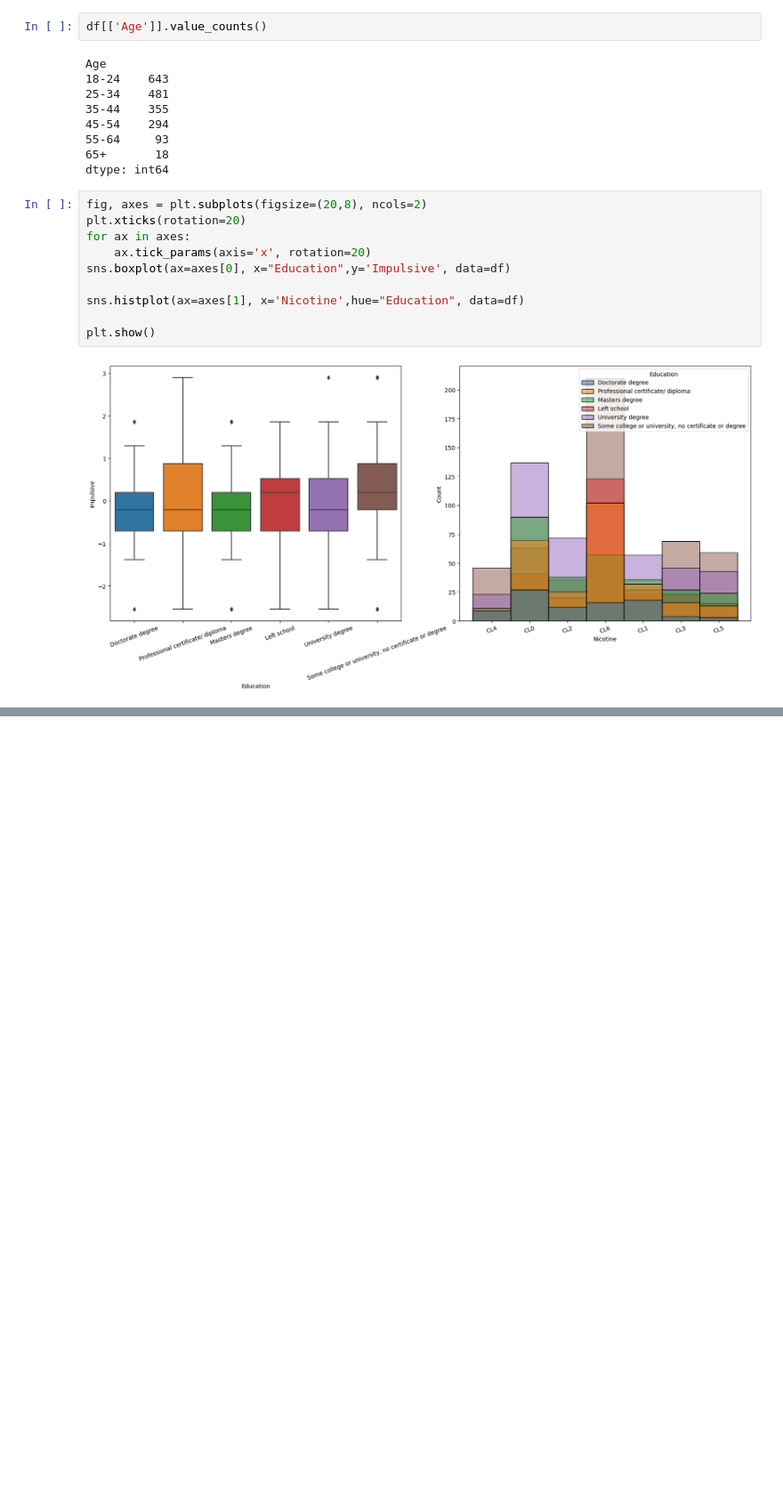
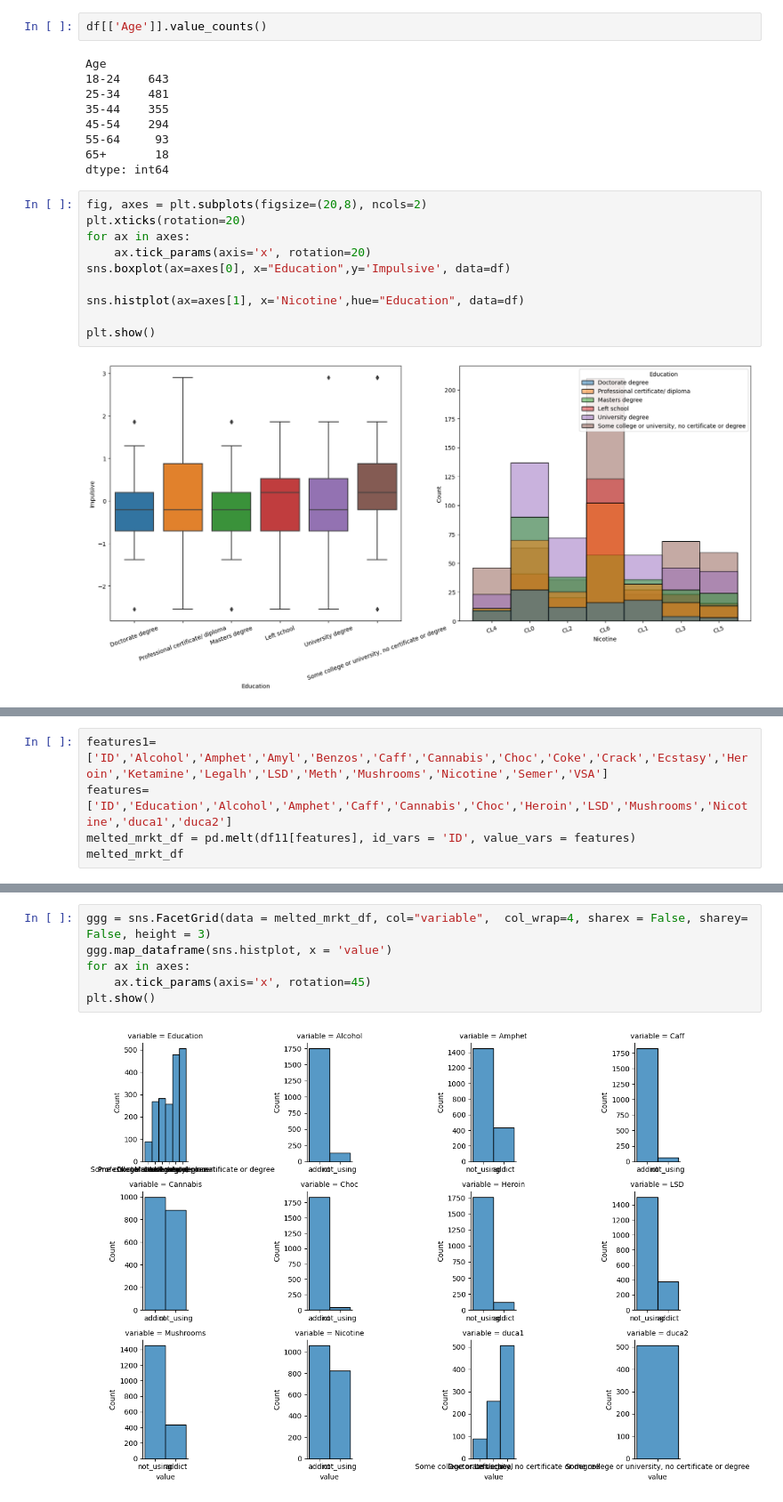
Before and after one commit to neriyabrin/Drug-Analysis-project, a Jupyter notebook: drug11.ipynb, the cells around one changed output, grey strips where cells are left out. Shown: that part at 89% size. Saved outputs shown, nothing was run; the diff lists cells and outputs as text; blank space fills up the shorter version.

```diff
--- a/drug11.ipynb
+++ b/drug11.ipynb
@@ -120,0 +130,5 @@ plt.show()
+# %%
+features1=['ID','Alcohol','Amphet','Amyl','Benzos','Caff','Cannabis','Choc','Coke','Crack','Ecstasy','Heroin','Ketamine','Legalh','LSD','Meth','Mushrooms','Nicotine','Semer','VSA']
+features=['ID','Education','Alcohol','Amphet','Caff','Cannabis','Choc','Heroin','LSD','Mushrooms','Nicotine','duca1','duca2']
+melted_mrkt_df = pd.melt(df11[features], id_vars = 'ID', value_vars = features)
+melted_mrkt_df
@@ -120,0 +149,8 @@ plt.show()
+# %%
+ggg = sns.FacetGrid(data = melted_mrkt_df, col="variable",  col_wrap=4, sharex = False, sharey= False, height = 3)
+ggg.map_dataframe(sns.histplot, x = 'value')
+for ax in axes:
+    ax.tick_params(axis='x', rotation=45)
+plt.show()
+# %% [output]
+[figure, added]
```
Also changed, not shown: parts of 19 cells of this notebook.
